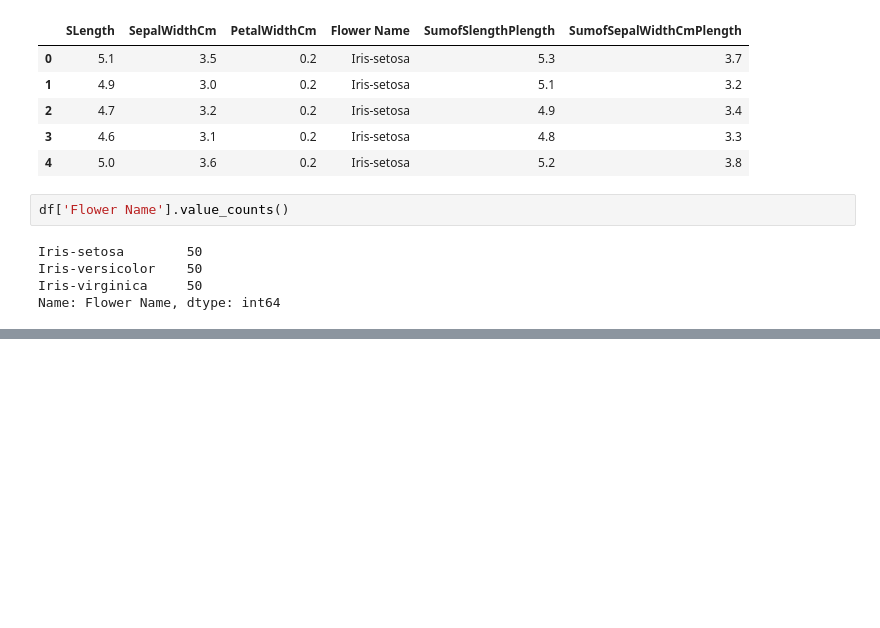
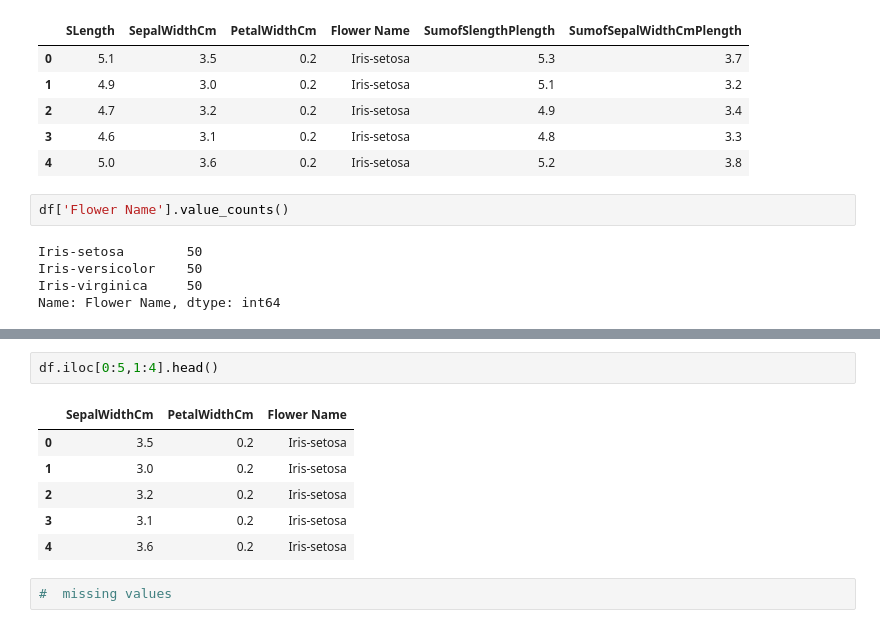
Before and after one commit to subhajit20/Practice-Data-Science-with-Python, a Jupyter notebook: Practice Datascience/Read_csv_File.ipynb, the cells around one changed output, grey strips where cells are left out. Drawn from its saved outputs; the diff is of its cells as text; blank space fills up the shorter version.

```diff
--- a/Practice Datascience/Read_csv_File.ipynb
+++ b/Practice Datascience/Read_csv_File.ipynb
@@ -215,0 +225,11 @@ Name: Flower Name, dtype: int64
+# %%
+df.iloc[0:5,1:4].head()
+# %% [output]
+|  | SepalWidthCm | PetalWidthCm | Flower Name |
+| 0 | 3.5 | 0.2 | Iris-setosa |
+| 1 | 3.0 | 0.2 | Iris-setosa |
+| 2 | 3.2 | 0.2 | Iris-setosa |
+| 3 | 3.1 | 0.2 | Iris-setosa |
+| 4 | 3.6 | 0.2 | Iris-setosa |
+# %%
+#  missing values
```
Also changed, not shown: parts of 5 cells of this notebook, 1 other file.
